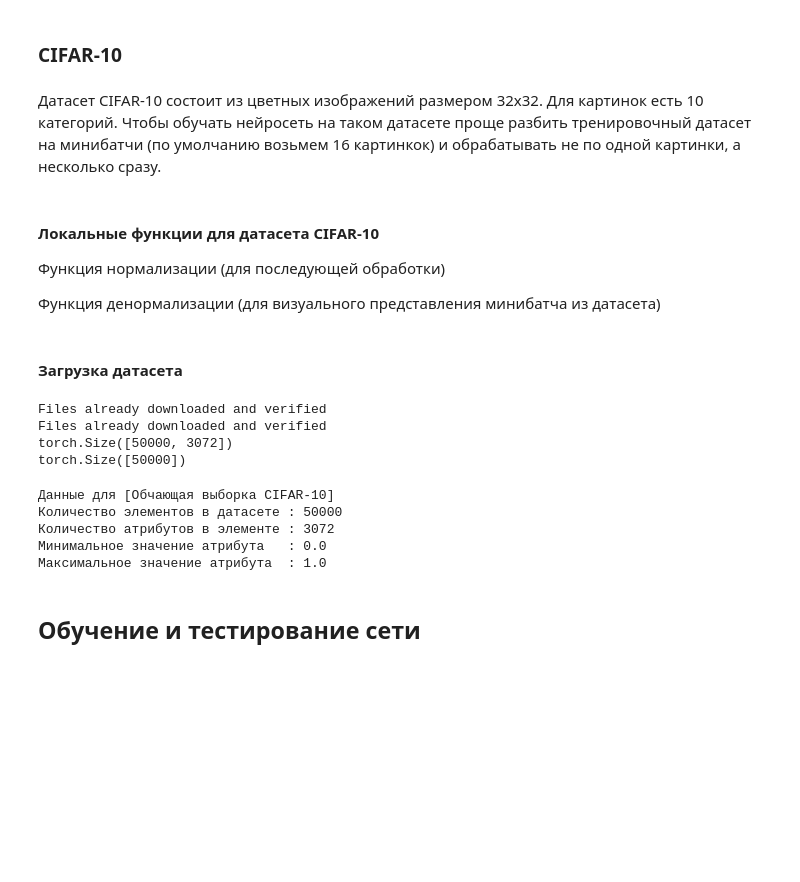
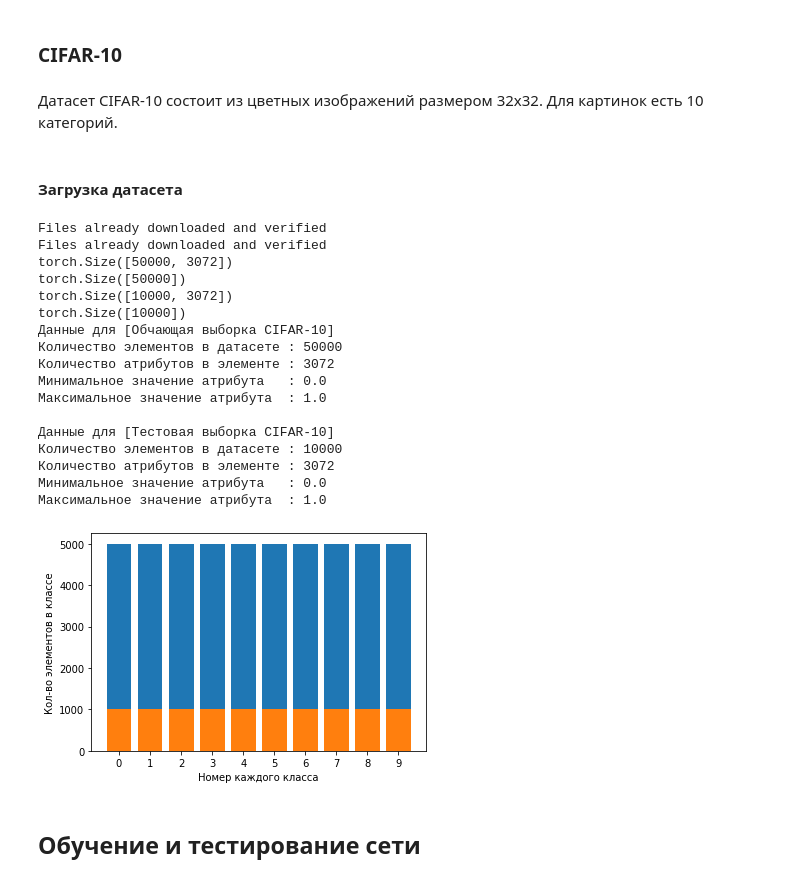
Before and after one commit to marianelia/tmp, a Jupyter notebook: Копия_блокнота_"Solution_ipynb".ipynb, the cells around one changed output. Drawn from its saved outputs; the diff is of its cells as text; code cells hidden in the pictures; blank space fills up the shorter version.

```diff
--- a/Копия_блокнота_"Solution_ipynb".ipynb
+++ b/Копия_блокнота_"Solution_ipynb".ipynb
@@ -259,10 +308,4 @@ torch.Size([60000])
 # %% [markdown]
 ### CIFAR-10
 # %% [markdown]
-Датасет CIFAR-10 состоит из цветных изображений размером 32х32. Для картинок есть 10 категорий. Чтобы обучать нейросеть на таком датасете проще разбить тренировочный датасет на минибатчи (по умолчанию возьмем 16 картинкок) и обрабатывать не по одной картинки, а несколько сразу.
+Датасет CIFAR-10 состоит из цветных изображений размером 32х32. Для картинок есть 10 категорий.
-# %% [markdown]
-#### Локальные функции для датасета CIFAR-10
-
-Функция нормализации (для последующей обработки)
-
-Функция денормализации (для визуального представления минибатча из датасета)
@@ -282,42 +312,49 @@ def imshow(img, lbls):
 # %% [markdown]
 #### Загрузка датасета
 # %%
-cfar_train_list = datasets.CIFAR10(root = './cdata/', train = True, transform = transforms.ToTensor(), download=True)
-cfar_train_batches =  torch.utils.data.DataLoader(cfar_train_list, batch_size=train_size, shuffle=True, num_workers=2)
+train_size = 50000
+test_size = 10000
 
-cfar_test_list = datasets.CIFAR10(root = './cdata/', train = False,transform = transforms.ToTensor(), download=True)
-cfar_test_batches =  torch.utils.data.DataLoader(cfar_test_list, batch_size=test_size, shuffle=True, num_workers=2)
+cfar_train = datasets.CIFAR10(root = './cdata/', train = True, transform = transforms.ToTensor(), download=True)
+cfar_train_list =  torch.utils.data.DataLoader(cfar_train, batch_size=train_size, shuffle=True, num_workers=2)
 
-#print(np.array(cfar_train_list.train_list[0]).shape)
-train_dataiter = iter(cfar_train_batches)
+cfar_test = datasets.CIFAR10(root = './cdata/', train = False,transform = transforms.ToTensor(), download=True)
+cfar_test_list =  torch.utils.data.DataLoader(cfar_test, batch_size=test_size, shuffle=True, num_workers=2)
+
+train_dataiter = iter(cfar_train_list)
 cfar_train_images, cfar_train_labels = train_dataiter.next()
 cfar_train_images_reshape = cfar_train_images.reshape(50000,-1)
 print(cfar_train_images_reshape.shape)
 print(cfar_train_labels.shape)
 
-dataiter = iter(cfar_train_batches)
-cfar_train_images, cfar_train_labels = dataiter.next()
-cfar_train_images_reshape = cfar_train_images.reshape(50000,-1)
-print(cfar_train_images_reshape.shape)
-print(cfar_train_labels.shape)
+dataiter = iter(cfar_test_list)
+cfar_test_images, cfar_test_labels = dataiter.next()
+cfar_test_images_reshape = cfar_test_images.reshape(10000,-1)
+print(cfar_test_images_reshape.shape)
+print(cfar_test_labels.shape)
 
-#cfar_train_labels_reshape = cfar_train_labels.reshape(49152,-1)
+cfar_train_images_reshape_array= np.array(cfar_train_images_reshape)
+cfar_test_images_reshape_array= np.array(cfar_test_images_reshape)
 
-#cfar_train_images, cfar_train_labels = cfar_train_list[0],cfar_train_list[1]
+analyze(cfar_train_labels, cfar_train_images_reshape_array, "Обчающая выборка CIFAR-10")
 
-#np.array(cfar_train_images).shape
-#print(" ".join(f'{cfar_train_labels[]}'))
-
-#print("Пример тренировочных данных: ")
-#imshow(torchvision.utils.make_grid(cfar_train_images), cfar_train_labels)
-
-###
-#cfar_train_x = cfar_train.train_labels;
-#cfar_train_y_raw = cfar_train.train_data;
-
-#print(cfar_train_batches.)
+analyze(cfar_test_labels, cfar_test_images_reshape_array, "Тестовая выборка CIFAR-10")
 # %% [output]
 Files already downloaded and verified
 Files already downloaded and verified
 torch.Size([50000, 3072])
 torch.Size([50000])
+torch.Size([10000, 3072])
+torch.Size([10000])
+Данные для [Обчающая выборка CIFAR-10]
+Количество элементов в датасете : 50000
+Количество атрибутов в элементе : 3072
+Минимальное значение атрибута   : 0.0
+Максимальное значение атрибута  : 1.0
+
+Данные для [Тестовая выборка CIFAR-10]
+Количество элементов в датасете : 10000
+Количество атрибутов в элементе : 3072
+Минимальное значение атрибута   : 0.0
+Максимальное значение атрибута  : 1.0
+[figure, added]
@@ -326,10 +361,2 @@ cfar_train_images_reshape_array= np.array(cfar_train_images_reshape)
-# %%
-analyze(cfar_train_labels, cfar_train_images_reshape_array, "Обчающая выборка CIFAR-10")
-# %% [output]
-Данные для [Обчающая выборка CIFAR-10]
-Количество элементов в датасете : 50000
-Количество атрибутов в элементе : 3072
-Минимальное значение атрибута   : 0.0
-Максимальное значение атрибута  : 1.0
 # %% [markdown]
 ## Обучение и тестирование сети
```
Also changed, not shown: parts of 4 cells of this notebook.
